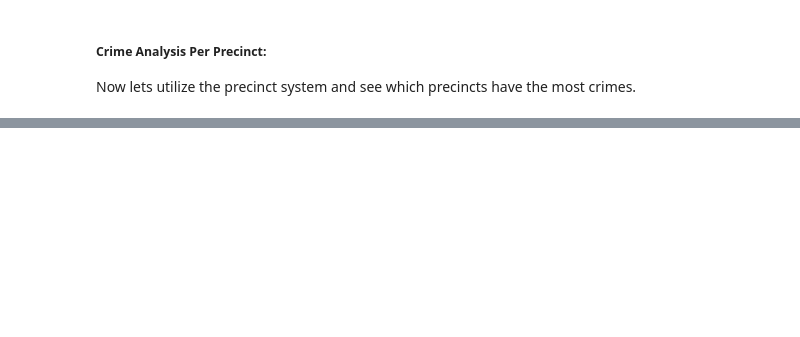
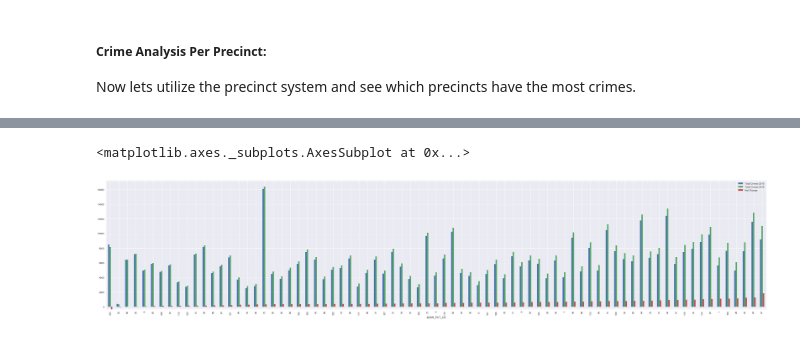
Before and after one commit to WilliamJCole/Final_Project, a Jupyter notebook: IS362 Final Project - Noise & Crime.ipynb, the cells around one changed output, grey strips where cells are left out. Saved outputs shown, nothing was run; the diff lists cells and outputs as text; code cells hidden in the pictures; blank space fills up the shorter version.

```diff
--- a/IS362 Final Project - Noise & Crime.ipynb
+++ b/IS362 Final Project - Noise & Crime.ipynb
@@ -279,0 +284,5 @@ crimebyPrecinct2015
+# %%
+crimeDiff = pd.concat([crimebyPrecinct2015['Total Crimes 2015'], crimebyPrecinct2016['Total Crimes 2016'],-1*(crimebyPrecinct2015['Total Crimes 2015'] - crimebyPrecinct2016['Total Crimes 2016'])], axis=1, join_axes=[crimebyPrecinct2016.index])
+crimeDiff = crimeDiff.rename(columns={0 : 'Net Change'})
+crimeDiff = crimeDiff.sort_values(by='Net Change', ascending=1)
+crimeDiff
@@ -279,0 +309,5 @@ crimebyPrecinct2015
+# %%
+crimeDiff.plot.bar(fontsize=10,figsize= (50, 10))
+# %% [output]
+<matplotlib.axes._subplots.AxesSubplot at 0x...>
+[figure, added]
```
Also changed, not shown: parts of 6 cells of this notebook.
